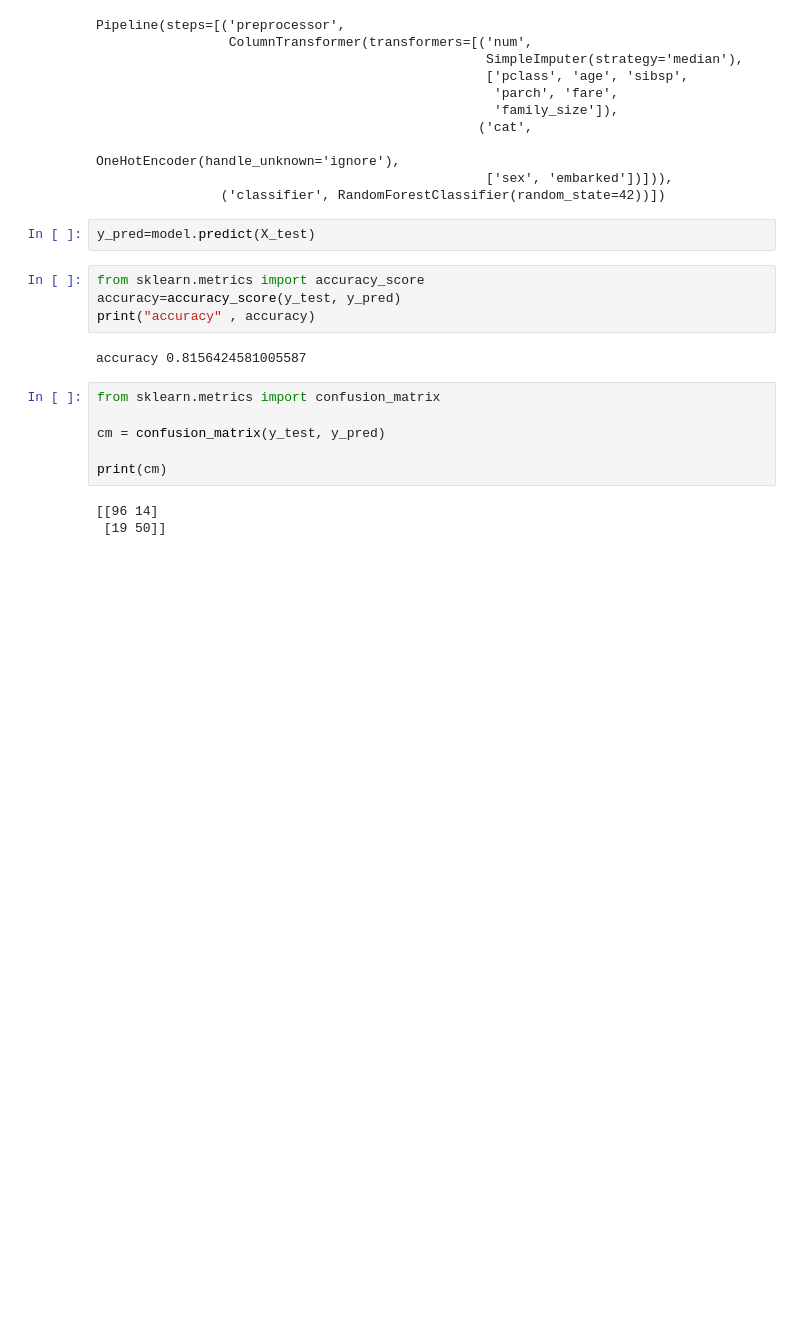
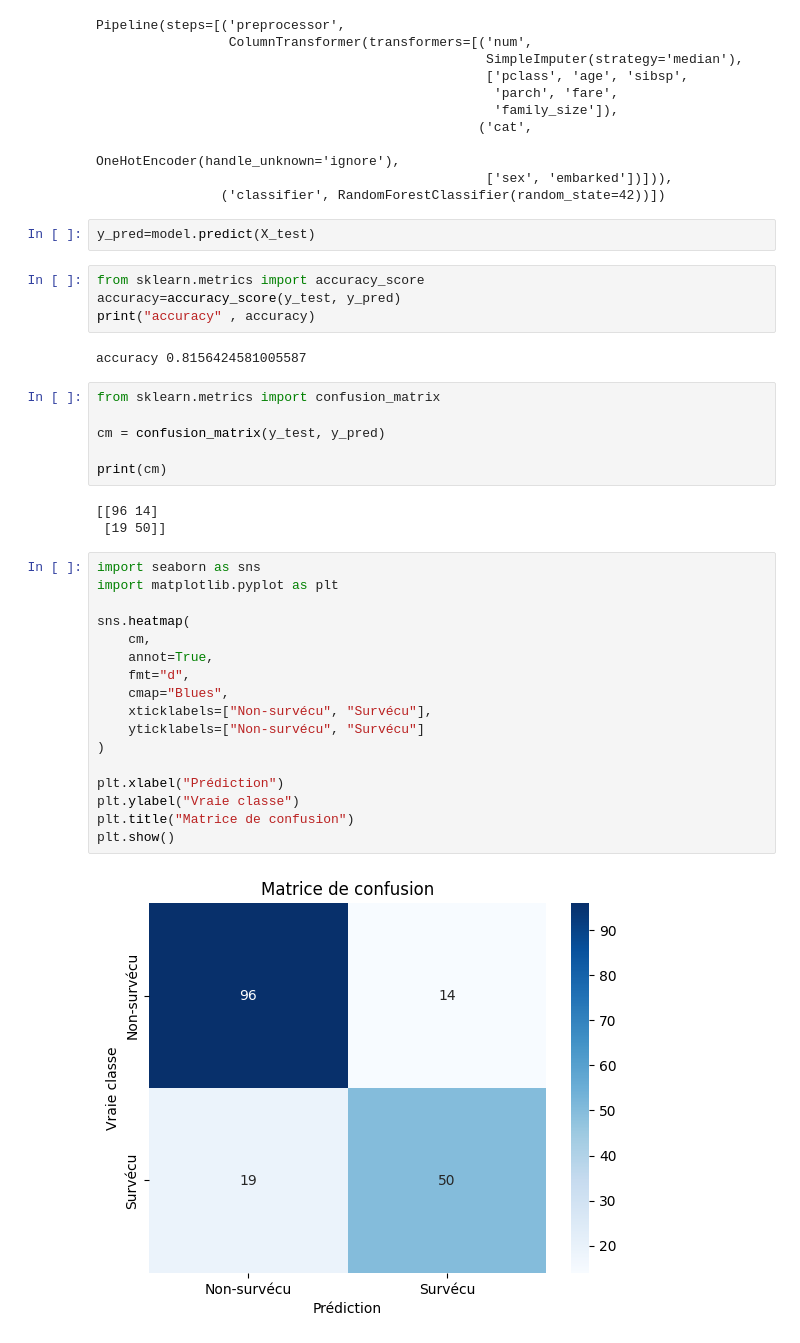
Before and after one commit to idriss-aaidoun/mini-labs, a Jupyter notebook: bases/ML_Fundamentals_Titanic.ipynb, the cells around one changed output. Drawn from its saved outputs; the diff is of its cells as text; blank space fills up the shorter version.

```diff
--- a/bases/ML_Fundamentals_Titanic.ipynb
+++ b/bases/ML_Fundamentals_Titanic.ipynb
@@ -283,3 +279,22 @@ print(cm)
 # %% [output]
 [[96 14]
  [19 50]]
+# %%
+import seaborn as sns
+import matplotlib.pyplot as plt
+
+sns.heatmap(
+    cm,
+    annot=True,
+    fmt="d",
+    cmap="Blues",
+    xticklabels=["Non-survécu", "Survécu"],
+    yticklabels=["Non-survécu", "Survécu"]
+)
+
+plt.xlabel("Prédiction")
+plt.ylabel("Vraie classe")
+plt.title("Matrice de confusion")
+plt.show()
+# %% [output]
+[figure, added]
```
Also changed, not shown: parts of 8 cells of this notebook.
